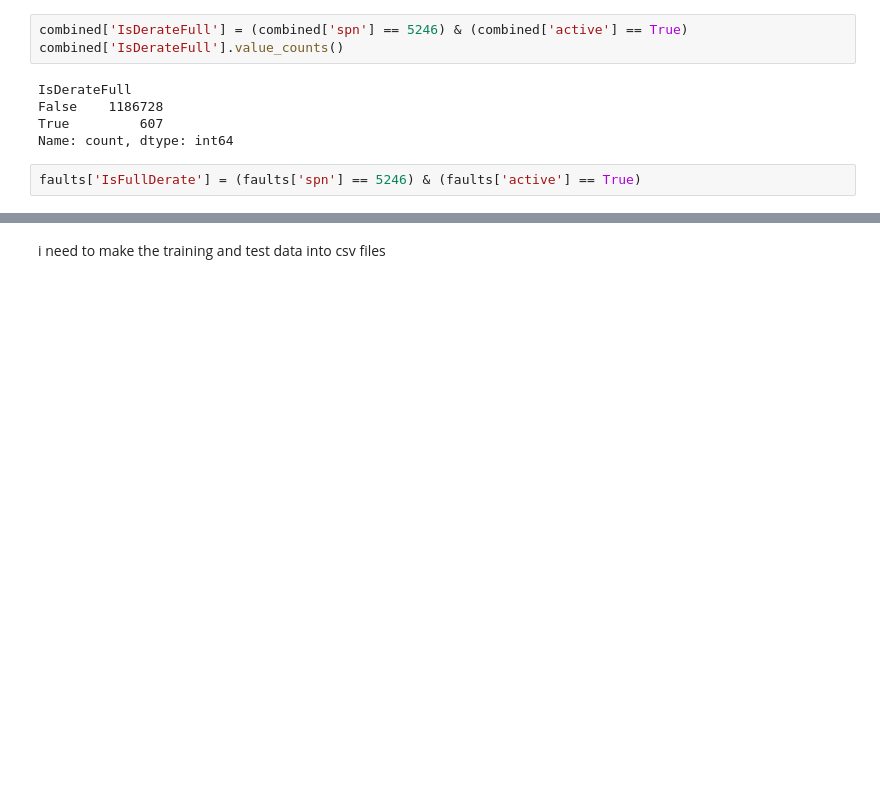
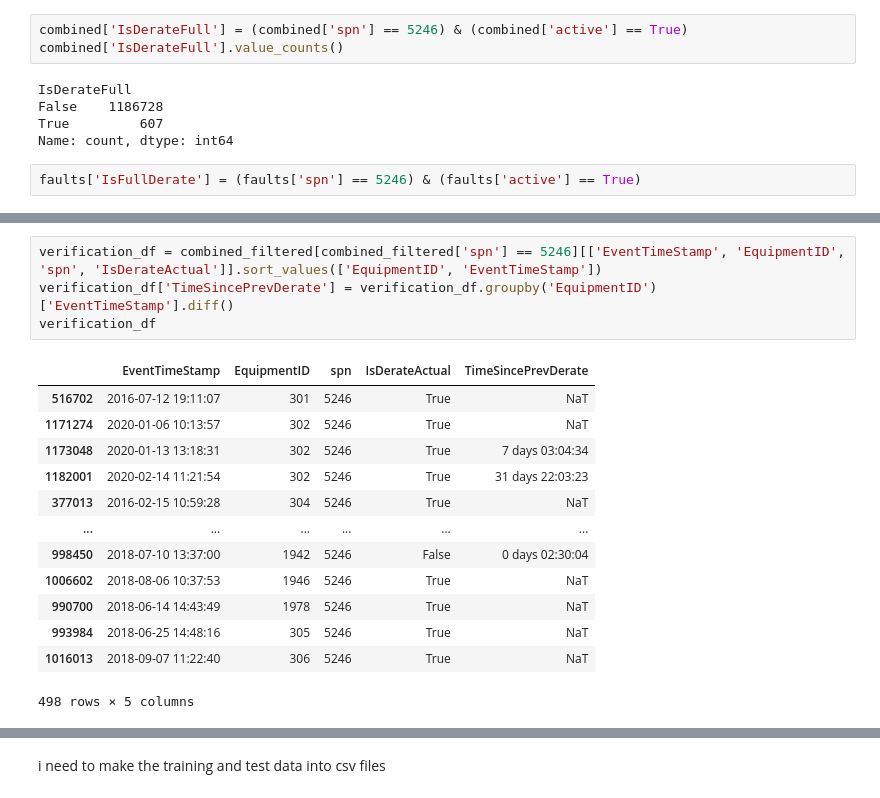
Before and after one commit to nss-data-science-cohort-9/big-g-label_free, a Jupyter notebook: notebooks/josh_data_exploration.ipynb, the cells around one changed output, grey strips where cells are left out. Cells and saved outputs as stored; diff of their text form; blank space fills up the shorter version.

```diff
--- a/notebooks/josh_data_exploration.ipynb
+++ b/notebooks/josh_data_exploration.ipynb
@@ -226,0 +380,18 @@ faults['IsFullDerate'] = (faults['spn'] == 5246) & (faults['active'] == True)
+# %%
+verification_df = combined_filtered[combined_filtered['spn'] == 5246][['EventTimeStamp', 'EquipmentID', 'spn', 'IsDerateActual']].sort_values(['EquipmentID', 'EventTimeStamp'])
+verification_df['TimeSincePrevDerate'] = verification_df.groupby('EquipmentID')['EventTimeStamp'].diff()
+verification_df
+# %% [output]
+|  | EventTimeStamp | EquipmentID | spn | IsDerateActual | TimeSincePrevDerate |
+| 516702 | 2016-07-12 19:11:07 | 301 | 5246 | True | NaT |
+| 1171274 | 2020-01-06 10:13:57 | 302 | 5246 | True | NaT |
+| 1173048 | 2020-01-13 13:18:31 | 302 | 5246 | True | 7 days 03:04:34 |
+| 1182001 | 2020-02-14 11:21:54 | 302 | 5246 | True | 31 days 22:03:23 |
+| 377013 | 2016-02-15 10:59:28 | 304 | 5246 | True | NaT |
+| ... | ... | ... | ... | ... | ... |
+| 998450 | 2018-07-10 13:37:00 | 1942 | 5246 | False | 0 days 02:30:04 |
+| 1006602 | 2018-08-06 10:37:53 | 1946 | 5246 | True | NaT |
+| 990700 | 2018-06-14 14:43:49 | 1978 | 5246 | True | NaT |
+| 993984 | 2018-06-25 14:48:16 | 305 | 5246 | True | NaT |
+| 1016013 | 2018-09-07 11:22:40 | 306 | 5246 | True | NaT |
+498 rows × 5 columns
```
Also changed, not shown: parts of 29 cells of this notebook.
